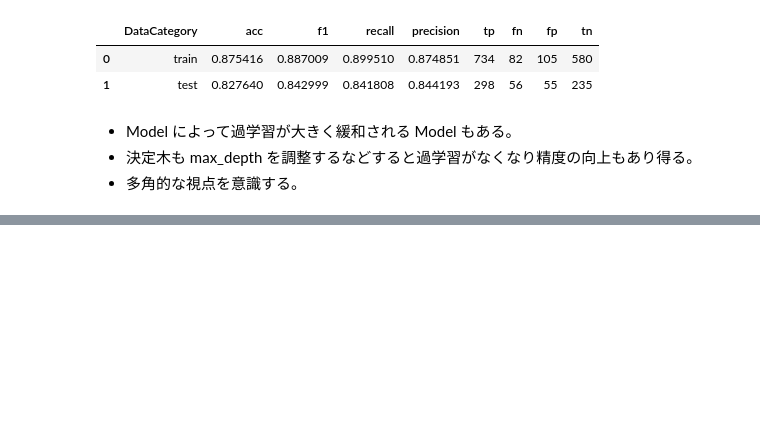
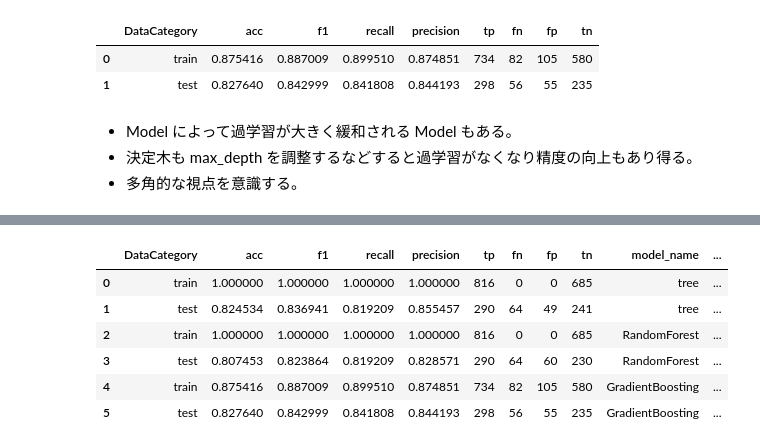
Before and after one commit to 1024xx4/machine_learning_system_100_knocks, a Jupyter notebook: section7/section7.ipynb, the cells around one changed output, grey strips where cells are left out. Saved outputs shown, nothing was run; the diff lists cells and outputs as text; code cells hidden in the pictures; blank space fills up the shorter version.

Commit message:
Feat: 平日/休日 Model を一度で回せるようにする#13

```diff
--- a/section7/section7.ipynb
+++ b/section7/section7.ipynb
@@ -395,0 +480,11 @@ GradientBoostingClassifier
+# %%
+# 平日の Model の評価
+score_all.loc[score_all['model_target'] == 'y_weekday']
+# %% [output]
+|  | DataCategory | acc | f1 | recall | precision | tp | fn | fp | tn | model_name | ... |
+| 0 | train | 1.000000 | 1.000000 | 1.000000 | 1.000000 | 816 | 0 | 0 | 685 | tree | ... |
+| 1 | test | 0.824534 | 0.836941 | 0.819209 | 0.855457 | 290 | 64 | 49 | 241 | tree | ... |
+| 2 | train | 1.000000 | 1.000000 | 1.000000 | 1.000000 | 816 | 0 | 0 | 685 | RandomForest | ... |
+| 3 | test | 0.807453 | 0.823864 | 0.819209 | 0.828571 | 290 | 64 | 60 | 230 | RandomForest | ... |
+| 4 | train | 0.875416 | 0.887009 | 0.899510 | 0.874851 | 734 | 82 | 105 | 580 | GradientBoosting | ... |
+| 5 | test | 0.827640 | 0.842999 | 0.841808 | 0.844193 | 298 | 56 | 55 | 235 | GradientBoosting | ... |
```
Also changed, not shown: parts of 6 cells of this notebook, 19 other files.
